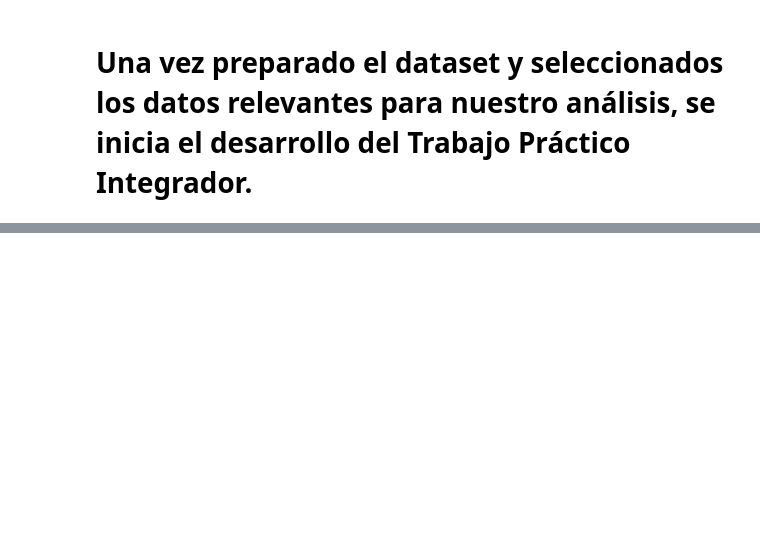
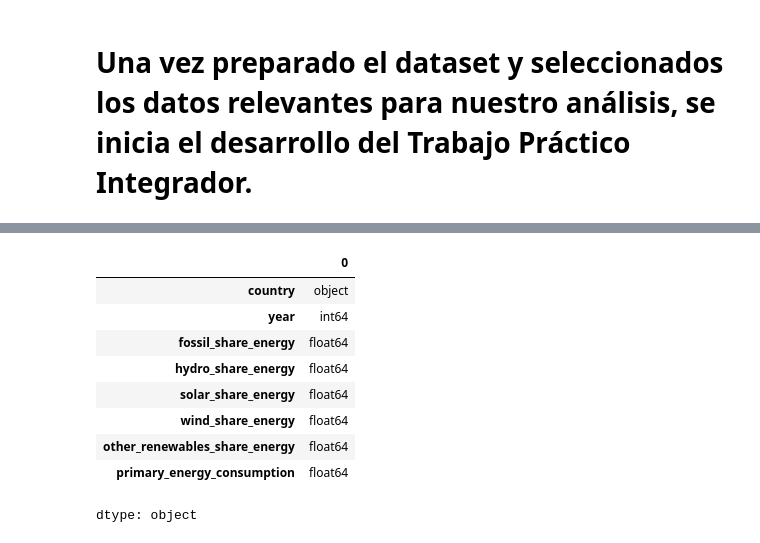
Before and after one commit to dacdemon/ITD, a Jupyter notebook: INTEGRADOR CORIA DAMIAN.ipynb, the cells around one changed output, grey strips where cells are left out. Saved outputs shown, nothing was run; the diff lists cells and outputs as text; code cells hidden in the pictures; blank space fills up the shorter version.

```diff
--- a/INTEGRADOR CORIA DAMIAN.ipynb
+++ b/INTEGRADOR CORIA DAMIAN.ipynb
@@ -158,0 +164,14 @@ Año final: 2024
+# %%
+# Analizamos los tipos de datos de las variables seleccionadas
+display(df.dtypes)
+# %% [output]
+|  | 0 |
+| country | object |
+| year | int64 |
+| fossil_share_energy | float64 |
+| hydro_share_energy | float64 |
+| solar_share_energy | float64 |
+| wind_share_energy | float64 |
+| other_renewables_share_energy | float64 |
+| primary_energy_consumption | float64 |
+dtype: object
```
Also changed, not shown: parts of 10 cells of this notebook.
